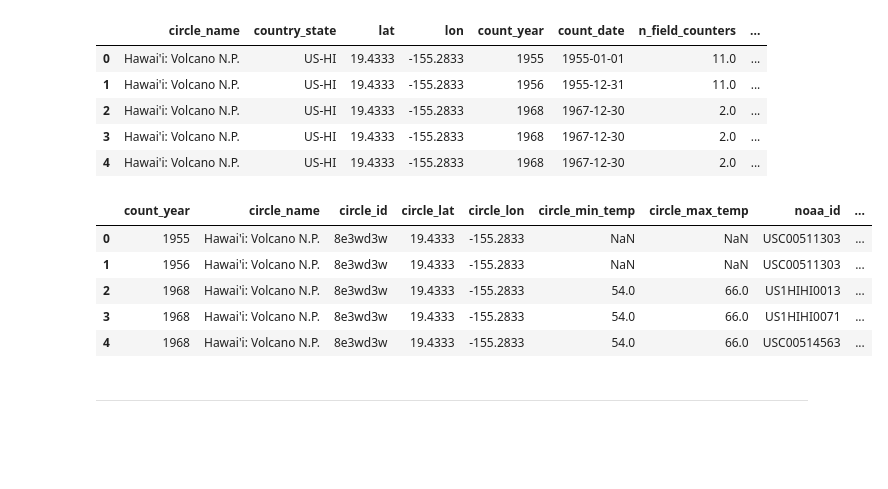
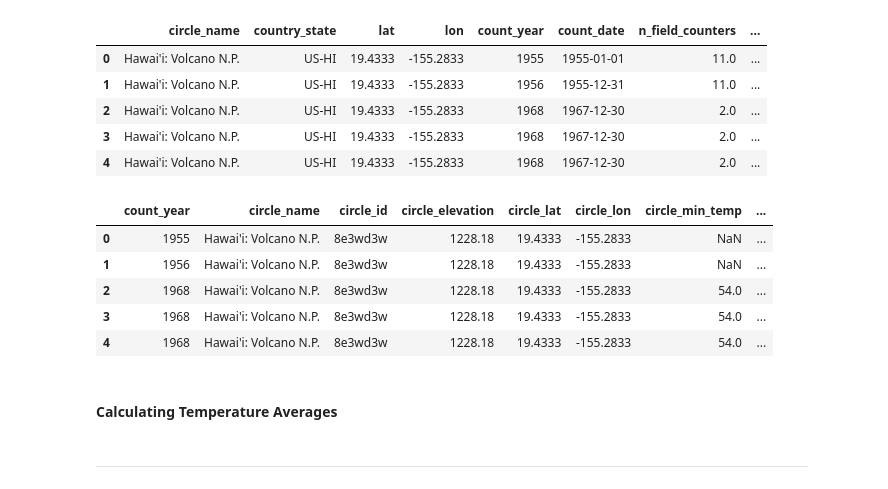
Before and after one commit to DataKind-DC/audubon-cbc, a Jupyter notebook: notebooks/issue-56-jellena.ipynb, the cells around one changed output. Drawn from its saved outputs; the diff is of its cells as text; code cells hidden in the pictures; blank space fills up the shorter version.

Commit message:
updating temperature calculations

```diff
--- a/notebooks/issue-56-jellena.ipynb
+++ b/notebooks/issue-56-jellena.ipynb
@@ -65,39 +69,45 @@ raw_data.head()
 temp_df_raw = raw_data[['count_year',
                     'circle_name',
                     'circle_id',
+                    'circle_elev',
                     'lat',
                     'lon',
                     'min_temp',
                     'max_temp',
                     'id',
+                    'elevation',
                     'latitude',
                     'longitude',
                     'temp_min_value',
                     'temp_max_value']]
 
 #Setting temp_df to be a copy to avoid indexing erros
 temp_df = temp_df_raw.copy()
 
 temp_df.rename(columns={
+    'circle_elev':'circle_elevation',
     'lat':'circle_lat',
     'lon':'circle_lon',
     'min_temp':'circle_min_temp',
     'max_temp':'circle_max_temp',
     'temp_unit':'circle_temp_unit',
     'id':'noaa_id',
+    'elevation':'noaa_elevation',
     'latitude':'noaa_lat',
     'longitude':'noaa_lon',
     'temp_min_value':'noaa_min_temp',
     'temp_max_value':'noaa_max_temp'},
     inplace=True
               )
 #Setting number of rows for comparison of how much data is lost after cleaning
 row_count = temp_df.shape[0]
 temp_df.head()
 # %% [output]
-|  | count_year | circle_name | circle_id | circle_lat | circle_lon | circle_min_temp | circle_max_temp | noaa_id | ... |
-| 0 | 1955 | Hawai'i: Volcano N.P. | 8e3wd3w | 19.4333 | -155.2833 | NaN | NaN | USC00511303 | ... |
-| 1 | 1956 | Hawai'i: Volcano N.P. | 8e3wd3w | 19.4333 | -155.2833 | NaN | NaN | USC00511303 | ... |
-| 2 | 1968 | Hawai'i: Volcano N.P. | 8e3wd3w | 19.4333 | -155.2833 | 54.0 | 66.0 | US1HIHI0013 | ... |
-| 3 | 1968 | Hawai'i: Volcano N.P. | 8e3wd3w | 19.4333 | -155.2833 | 54.0 | 66.0 | US1HIHI0071 | ... |
-| 4 | 1968 | Hawai'i: Volcano N.P. | 8e3wd3w | 19.4333 | -155.2833 | 54.0 | 66.0 | USC00514563 | ... |
+|  | count_year | circle_name | circle_id | circle_elevation | circle_lat | circle_lon | circle_min_temp | ... |
+| 0 | 1955 | Hawai'i: Volcano N.P. | 8e3wd3w | 1228.18 | 19.4333 | -155.2833 | NaN | ... |
+| 1 | 1956 | Hawai'i: Volcano N.P. | 8e3wd3w | 1228.18 | 19.4333 | -155.2833 | NaN | ... |
+| 2 | 1968 | Hawai'i: Volcano N.P. | 8e3wd3w | 1228.18 | 19.4333 | -155.2833 | 54.0 | ... |
+| 3 | 1968 | Hawai'i: Volcano N.P. | 8e3wd3w | 1228.18 | 19.4333 | -155.2833 | 54.0 | ... |
+| 4 | 1968 | Hawai'i: Volcano N.P. | 8e3wd3w | 1228.18 | 19.4333 | -155.2833 | 54.0 | ... |
+# %% [markdown]
+#### Calculating Temperature Averages
```
Also changed, not shown: parts of 22 cells of this notebook.
